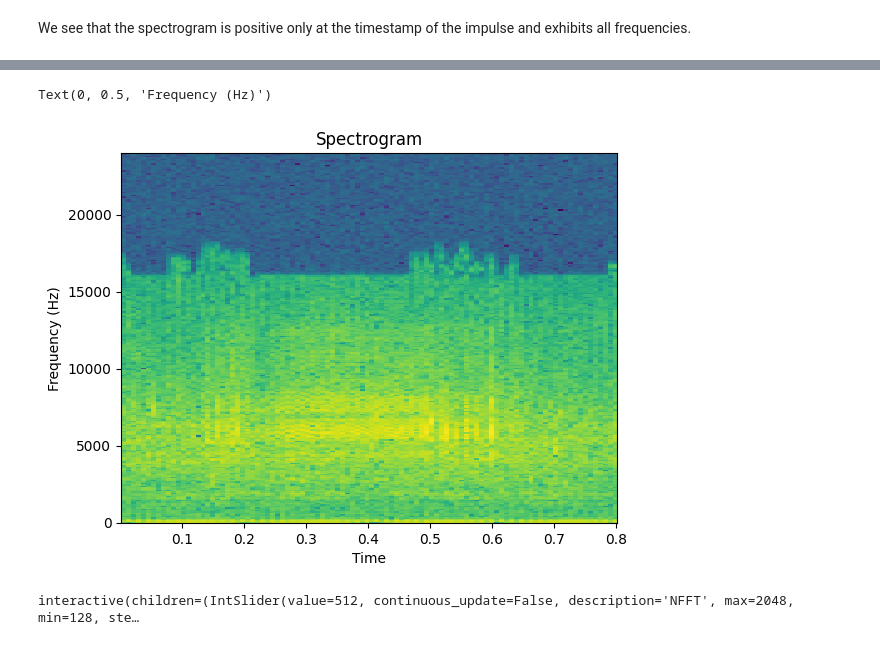
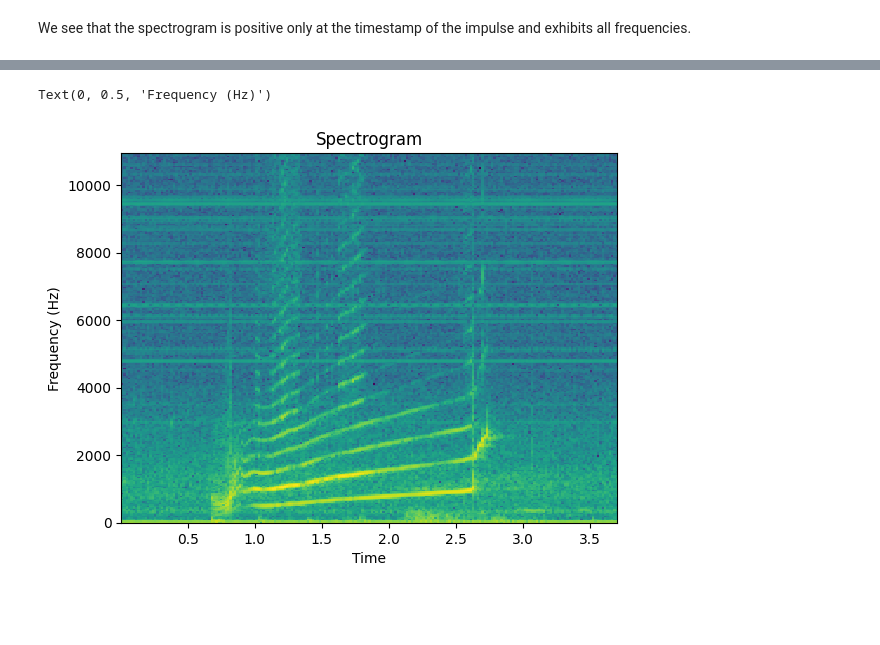
Before and after one commit to BOAT-ocean-acoustics/fundamentals, a Jupyter notebook: boat_tutorials/primers/signal_processing_04_time_freq.ipynb, the cells around one changed output, grey strips where cells are left out. Drawn from its saved outputs; the diff is of its cells as text; code cells hidden in the pictures; blank space fills up the shorter version.

Commit message:
switching to orca call

```diff
--- a/boat_tutorials/primers/signal_processing_04_time_freq.ipynb
+++ b/boat_tutorials/primers/signal_processing_04_time_freq.ipynb
@@ -322,3 +322,3 @@ from scipy.io import wavfile
 # %%
 # reading a buzz call
-samplerate, signal = wavfile.read('Clip-9-Buzz-Example-2-6.0-7.0.wav')
+samplerate, signal = wavfile.read('Orca_call.wav')
@@ -325,8 +327,8 @@ samplerate, signal = wavfile.read('Clip-9-Buzz-Example-2-6.0-7.0.wav')
 # %%
-s, s_freq, s_t, im = plt.specgram(signal[:,0], NFFT=512, Fs = samplerate, interpolation='none')
+s, s_freq, s_t, im = plt.specgram(signal, NFFT=512, Fs = samplerate, interpolation='none')
 plt.title("Spectrogram")
 plt.xlabel("Time")
 plt.ylabel("Frequency (Hz)")
 # %% [output]
 Text(0, 0.5, 'Frequency (Hz)')
-[figure, old version]
+[figure, new version]
@@ -358,4 +334,0 @@ scale_dropdown = widgets.Dropdown(
-# %%
-out = widgets.interact(plot_spectrogram, NFFT=nfft_slider, scale=scale_dropdown)
-# %% [output]
-interactive(children=(IntSlider(value=512, continuous_update=False, description='NFFT', max=2048, min=128, ste…
```
Also changed, not shown: parts of 16 cells of this notebook.
